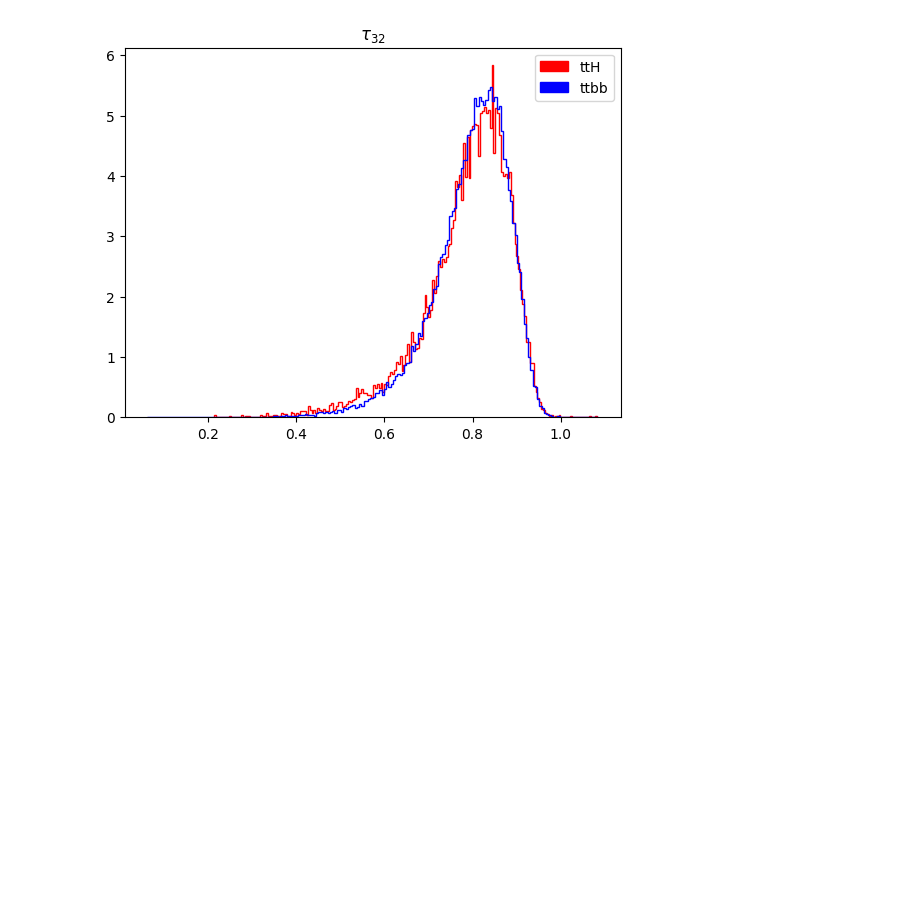
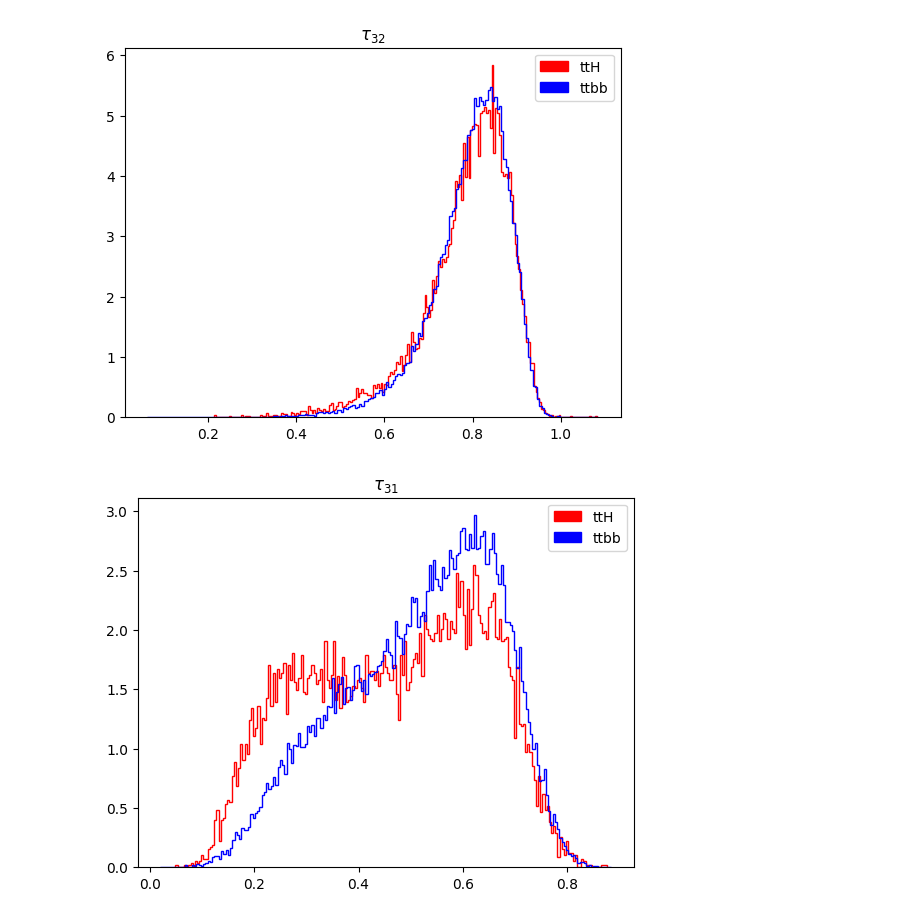
Before and after one commit to UBParker/PocketCoffea, a Jupyter notebook: normOverlay.ipynb, the cells around one changed output. Saved outputs shown, nothing was run; the diff lists cells and outputs as text; code cells hidden in the pictures; blank space fills up the shorter version.

Commit message:
adding tau_31 plot

```diff
--- a/normOverlay.ipynb
+++ b/normOverlay.ipynb
@@ -190,3 +190,19 @@ plt.title(r"$\tau_{32}$")
 plt.show()
 # %% [output]
 [figure]
+# %%
+fatJetsTau1 = ak.from_numpy(fSignal['columns']['ttHTobb']['ttHTobb_2018']['baseline']['FatJetGood_tau1'].value)
+fatJetsTau3 = ak.from_numpy(fSignal['columns']['ttHTobb']['ttHTobb_2018']['baseline']['FatJetGood_tau3'].value)
+h1 = plt.hist(fatJetsTau3/fatJetsTau1,bins=200,color='red',density=True,histtype="step")
+
+fatJetsTau1 = ak.from_numpy(fBG['columns']['TTbbDiLeptonic']['TTbbDiLeptonic_Powheg_2018']['baseline']['FatJetGood_tau1'].value)
+fatJetsTau3 = ak.from_numpy(fBG['columns']['TTbbDiLeptonic']['TTbbDiLeptonic_Powheg_2018']['baseline']['FatJetGood_tau3'].value)
+h1 = plt.hist(fatJetsTau3/fatJetsTau1,bins=200,color='blue',density=True,histtype="step")
+
+red_patch = mpatches.Patch(color='red', label='ttH')
+blue_patch = mpatches.Patch(color='blue', label='ttbb')
+plt.legend(handles=[red_patch, blue_patch])
+plt.title(r"$\tau_{31}$")
+plt.show()
+# %% [output]
+[figure, added]
```
